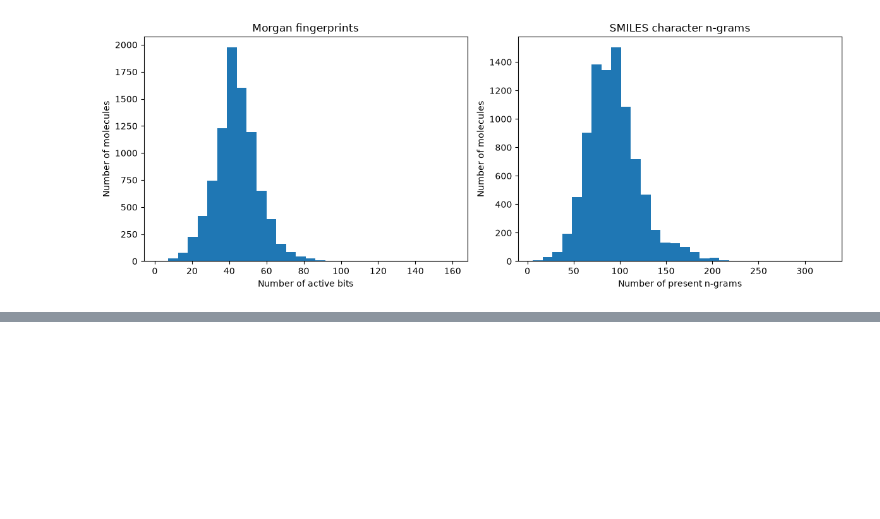
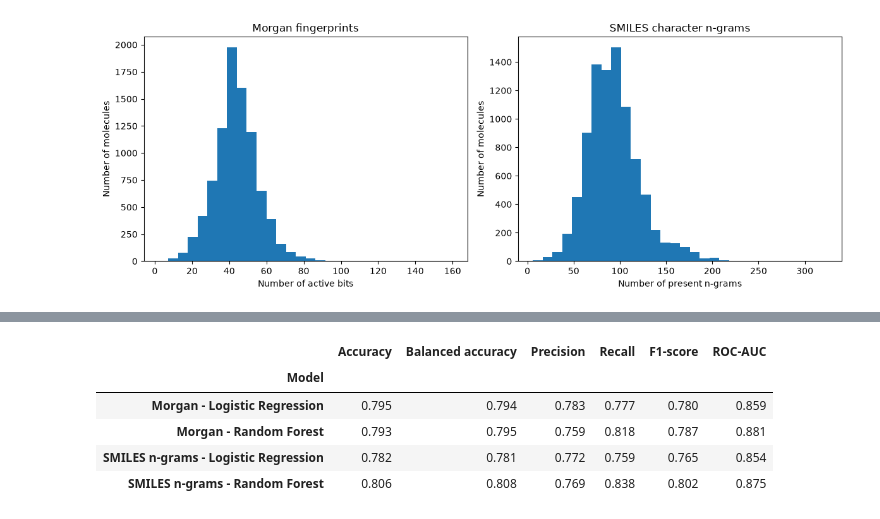
Before and after one commit to Gleisongarcia/Machine-learning-project, a Jupyter notebook: notebooks/cyp2c19_ml_analysis.ipynb, the cells around one changed output, grey strips where cells are left out. Cells and saved outputs as stored; diff of their text form; code cells hidden in the pictures; blank space fills up the shorter version.

```diff
--- a/notebooks/cyp2c19_ml_analysis.ipynb
+++ b/notebooks/cyp2c19_ml_analysis.ipynb
@@ -524,0 +552,73 @@ plt.show()
+# %%
+
+import pandas as pd
+from sklearn.linear_model import LogisticRegression
+from sklearn.ensemble import RandomForestClassifier
+from sklearn.metrics import (
+    accuracy_score,
+    balanced_accuracy_score,
+    precision_score,
+    recall_score,
+    f1_score,
+    roc_auc_score
+)
+
+# Define baseline models
+models = {
+    "Morgan - Logistic Regression": (
+        LogisticRegression(max_iter=2000, random_state=42),
+        X_train_morgan, X_valid_morgan
+    ),
+    "Morgan - Random Forest": (
+        RandomForestClassifier(
+            n_estimators=100,
+            random_state=42,
+            n_jobs=-1
+        ),
+        X_train_morgan, X_valid_morgan
+    ),
+    "SMILES n-grams - Logistic Regression": (
+        LogisticRegression(max_iter=2000, random_state=42),
+        X_train_text, X_valid_text
+    ),
+    "SMILES n-grams - Random Forest": (
+        RandomForestClassifier(
+            n_estimators=100,
+            random_state=42,
+            n_jobs=-1
+        ),
+        X_train_text, X_valid_text
+    )
+}
+
+results = []
+
+for name, (model, X_train, X_valid) in models.items():
+    # Train the model
+    model.fit(X_train, y_train)
+
+    # Predict classes and probabilities on validation data
+    y_pred = model.predict(X_valid)
+    y_proba = model.predict_proba(X_valid)[:, 1]
+
+    # Calculate evaluation metrics
+    results.append({
+        "Model": name,
+        "Accuracy": accuracy_score(y_valid, y_pred),
+        "Balanced accuracy": balanced_accuracy_score(y_valid, y_pred),
+        "Precision": precision_score(y_valid, y_pred, zero_division=0),
+        "Recall": recall_score(y_valid, y_pred, zero_division=0),
+        "F1-score": f1_score(y_valid, y_pred, zero_division=0),
+        "ROC-AUC": roc_auc_score(y_valid, y_proba)
+    })
+
+baseline_results = pd.DataFrame(results).set_index("Model")
+
+baseline_results.round(3)
+# %% [output]
+|  | Accuracy | Balanced accuracy | Precision | Recall | F1-score | ROC-AUC |
+| Model |  |  |  |  |  |  |
+| Morgan - Logistic Regression | 0.795 | 0.794 | 0.783 | 0.777 | 0.780 | 0.859 |
+| Morgan - Random Forest | 0.793 | 0.795 | 0.759 | 0.818 | 0.787 | 0.881 |
+| SMILES n-grams - Logistic Regression | 0.782 | 0.781 | 0.772 | 0.759 | 0.765 | 0.854 |
+| SMILES n-grams - Random Forest | 0.806 | 0.808 | 0.769 | 0.838 | 0.802 | 0.875 |
```
Also changed, not shown: parts of 4 cells of this notebook.
